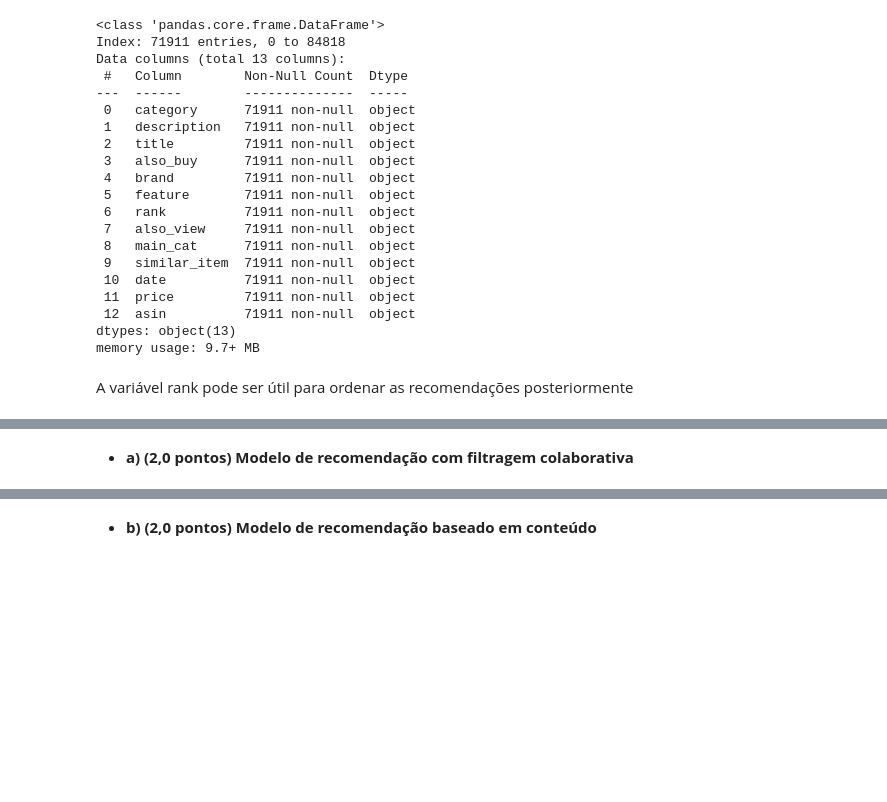
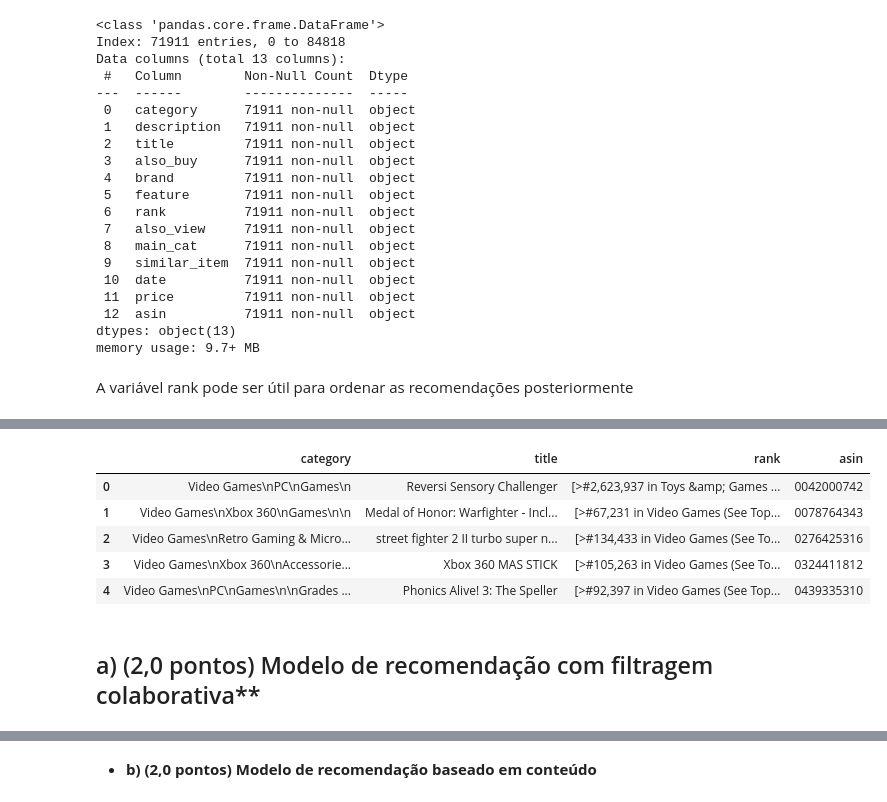
Before and after one commit to arturnovais/RecSYS---class---test, a Jupyter notebook: Questão_AMNS_Un2.ipynb, the cells around one changed output, grey strips where cells are left out. Saved outputs shown, nothing was run; the diff lists cells and outputs as text; code cells hidden in the pictures; blank space fills up the shorter version.

Commit message:
feat: adiciona mais analise

```diff
--- a/Questão_AMNS_Un2.ipynb
+++ b/Questão_AMNS_Un2.ipynb
@@ -358,2 +339,34 @@ Por enquanto não vou fazer o filtro sugerido de retirar as linhas de produtos q
+# %%
+# Usar preço de forma relevante é uma tarefa complicada que exige um tratamento muito cuidadoso. Pode ser útil para segmentar diferentes poderes de compras: ex: um usuário que compra um fone airpod é bem diferente de um que compra um fone qcy -> um prefere produtos top de linha e tem poder aquisitivo para isso, e outro prefere produtos mais custo-benefício. O problema é que seria necessario segmentar o preço por tipo de produto, pois é claro que, por exemplo, um celular é muito mais caro que um jogo de video game. Por conta da necessidade desse tratamento mais complexo, vamos remover essa coluna.
+metadata_df_filtrado.drop(columns='price', inplace=True)
+# %%
+import re
+
+def clean_category(x):
+    text = ''
+    for item in x:
+        # Retirando todo tipo de resíduo de HTML
+        item = re.sub(r'<[^>]+>', '', item)
+        item = item.strip()
+        text += item + '\n'
+
+    return text
+# %%
+# Analisando algumas amostras, percebi que a coluna 'feature", que adiciona alguma descrição sobre o produto, já vem junto com a coluna "category", justamente por erro de extração. Quando a coluna feature está preenchida, o registro de category vem com <span> do HTMl, e logo em baixo vem o texto da feature. Como eu achei ela consideravelmente útil, e vou utilizar uma abordagem de embedding, vou apenas limpar o resto de HTML, e utilizar a category como se estivesse concatenada com a feature. Considerando "description" como um excesso de informações desnecessárias sobre o produto, vou retirá-la.
+metadata_df_filtrado.drop(columns=['description', 'feature'], inplace=True)
+metadata_df_filtrado['category'] = metadata_df_filtrado['category'].apply(clean_category)
+# %%
+# Por fim, para fazer com que a coluna "brand" seja relevante, seria tão complexo quanto a coluna "price", no sentido em que teriamos que segmentar clientes por uma possibilidade de preferencia de marca. Pela pouca informação adicionada pela complexidade, vamos desconsiderá-la também.
+metadata_df_filtrado.drop(columns='brand', inplace=True)
+# %%
+# por fim, o restante do dataset:
+metadata_df_filtrado.head()
+# %% [output]
+|  | category | title | rank | asin |
+| 0 | Video Games\nPC\nGames\n | Reversi Sensory Challenger | [>#2,623,937 in Toys &amp; Games ... | 0042000742 |
+| 1 | Video Games\nXbox 360\nGames\n\n | Medal of Honor: Warfighter - Incl... | [>#67,231 in Video Games (See Top... | 0078764343 |
+| 2 | Video Games\nRetro Gaming & Micro... | street fighter 2 II turbo super n... | [>#134,433 in Video Games (See To... | 0276425316 |
+| 3 | Video Games\nXbox 360\nAccessorie... | Xbox 360 MAS STICK | [>#105,263 in Video Games (See To... | 0324411812 |
+| 4 | Video Games\nPC\nGames\n\nGrades ... | Phonics Alive! 3: The Speller | [>#92,397 in Video Games (See Top... | 0439335310 |
 # %% [markdown]
-- **a) (2,0 pontos) Modelo de recomendação com filtragem colaborativa**
+## a) (2,0 pontos) Modelo de recomendação com filtragem colaborativa**
```
Also changed, not shown: parts of 11 cells of this notebook, 1 other file.
